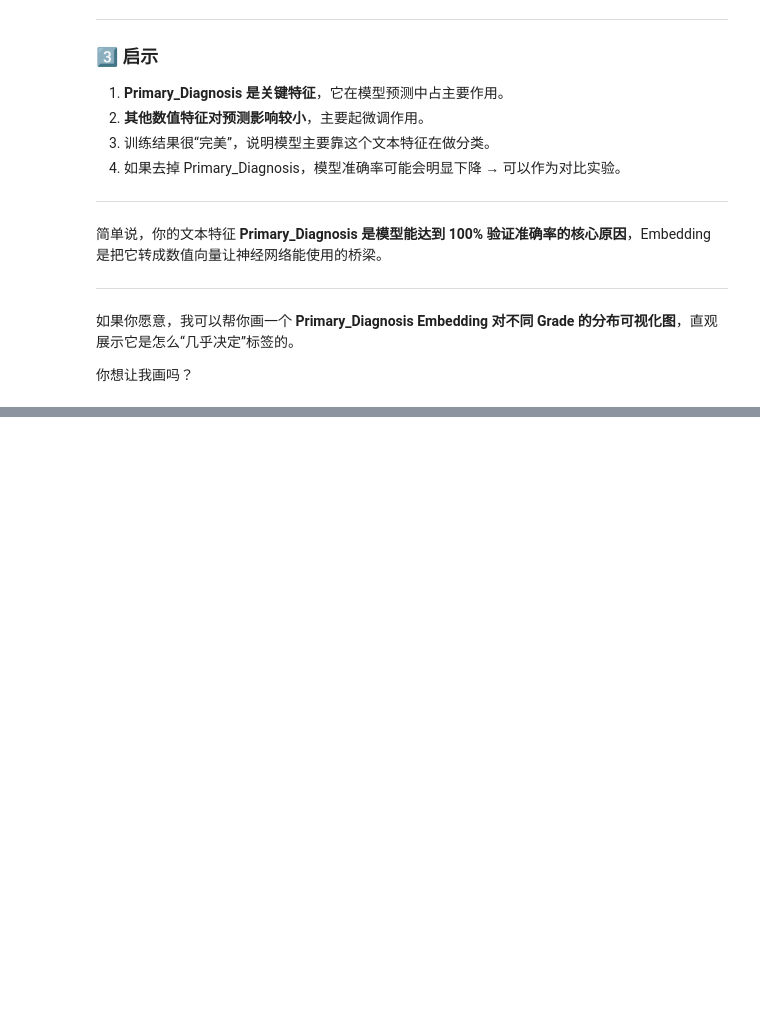
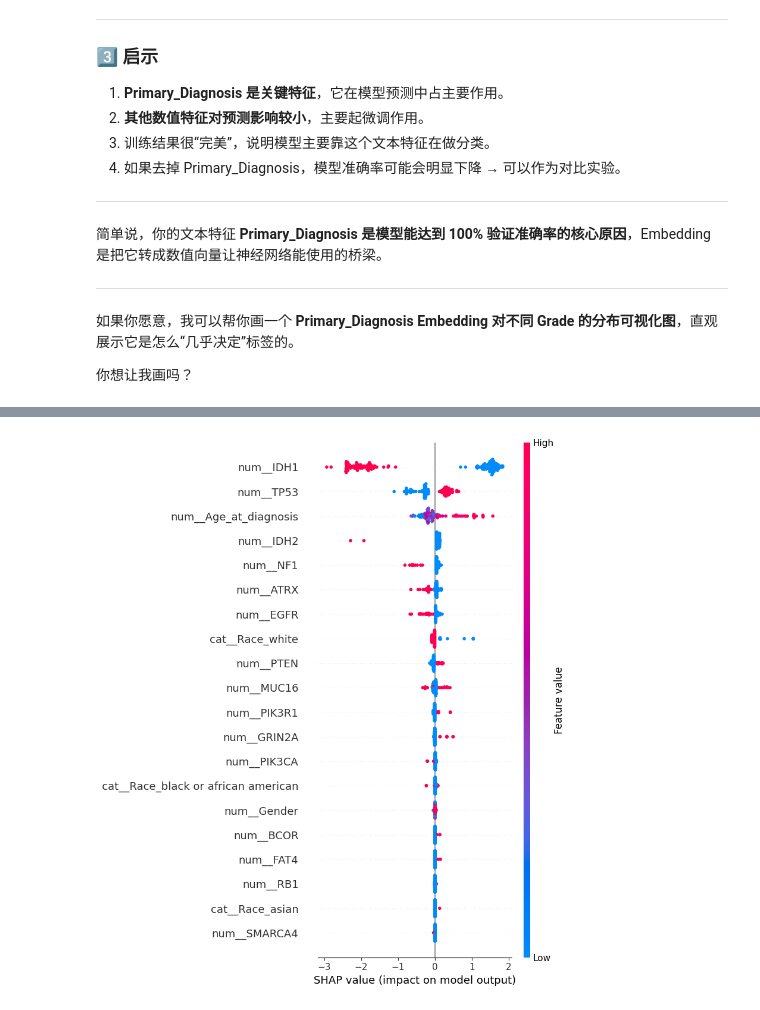
Before and after one commit to Qrfvhu/Phm5003-YuRuining, a Jupyter notebook: Yu_Ruining.ipynb, the cells around one changed output, grey strips where cells are left out. Saved outputs shown, nothing was run; the diff lists cells and outputs as text; code cells hidden in the pictures; blank space fills up the shorter version.

```diff
--- a/Yu_Ruining.ipynb
+++ b/Yu_Ruining.ipynb
@@ -721,0 +906,25 @@ plt.show()
+# %%
+# 6. SHAP 分析 (XGBoost)
+# =================================
+# 6.1 获取训练好的 XGBoost 模型
+final_clf = best_model.named_steps["clf"]
+
+# 6.2 对测试集做预处理
+X_test_trans = best_model.named_steps["preprocessor"].transform(X_test)
+
+# 6.3 创建 TreeExplainer
+explainer = shap.TreeExplainer(final_clf)
+shap_values = explainer.shap_values(X_test_trans)
+
+# 6.4 全局特征重要性
+feature_names = best_model.named_steps["preprocessor"].get_feature_names_out()
+shap.summary_plot(shap_values, X_test_trans, feature_names=feature_names)
+
+# 6.5 自动识别 Primary_Diagnosis 编码列索引
+primary_indices = [i for i, name in enumerate(feature_names) if "Primary_Diagnosis" in name]
+
+# 6.6 单特征依赖可视化 (对每个编码列分别绘制)
+for idx in primary_indices:
+    shap.dependence_plot(idx, shap_values, X_test_trans, feature_names=feature_names)
+# %% [output]
+[figure, added]
```
Also changed, not shown: parts of 16 cells of this notebook.
